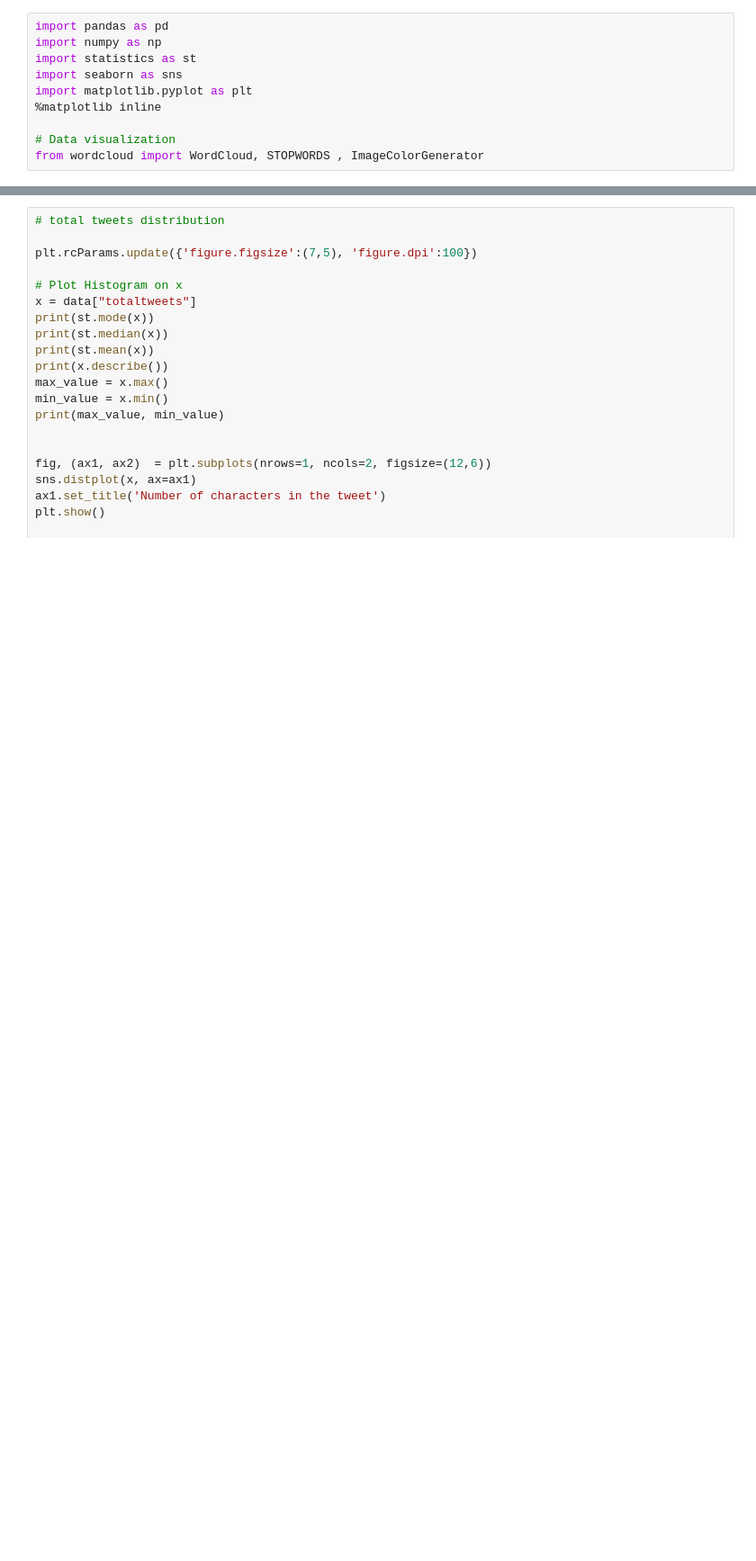
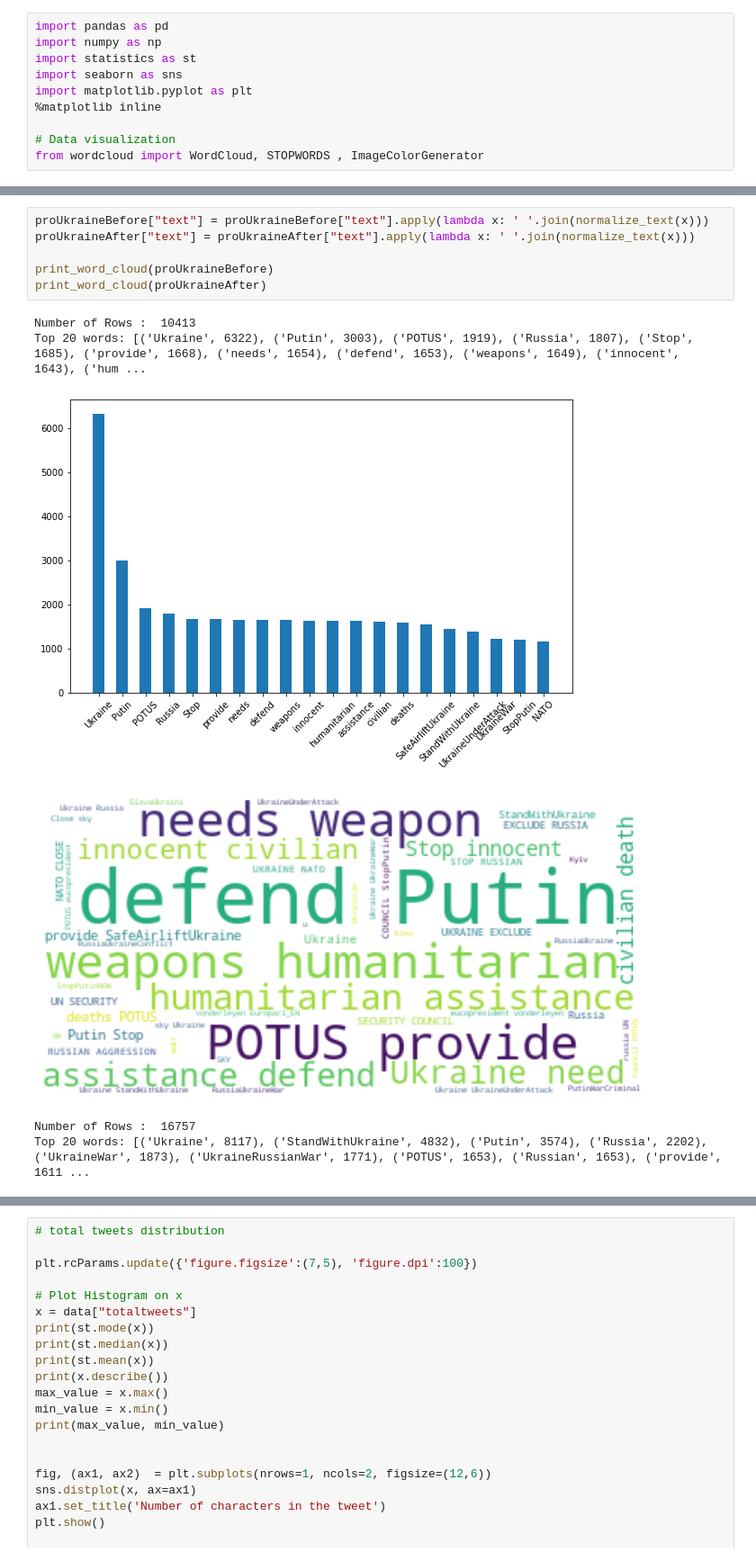
Before and after one commit to Yvonne27Jin/BSDS3002GP_Computational_propaganda_Ukraine, a Jupyter notebook: code/2_SEDA.ipynb, the cells around one changed output, grey strips where cells are left out. Shown at 90% size. Saved outputs shown, nothing was run; the diff lists cells and outputs as text; blank space fills up the shorter version.

```diff
--- a/code/2_SEDA.ipynb
+++ b/code/2_SEDA.ipynb
@@ -100,0 +217,13 @@ Difference: 116.74 % 10056
+# %%
+proUkraineBefore["text"] = proUkraineBefore["text"].apply(lambda x: ' '.join(normalize_text(x)))
+proUkraineAfter["text"] = proUkraineAfter["text"].apply(lambda x: ' '.join(normalize_text(x)))
+
+print_word_cloud(proUkraineBefore)
+print_word_cloud(proUkraineAfter)
+# %% [output]
+Number of Rows :  10413
+Top 20 words: [('Ukraine', 6322), ('Putin', 3003), ('POTUS', 1919), ('Russia', 1807), ('Stop', 1685), ('provide', 1668), ('needs', 1654), ('defend', 1653), ('weapons', 1649), ('innocent', 1643), ('hum ...
+[figure, added]
+[figure, added]
+Number of Rows :  16757
+Top 20 words: [('Ukraine', 8117), ('StandWithUkraine', 4832), ('Putin', 3574), ('Russia', 2202), ('UkraineWar', 1873), ('UkraineRussianWar', 1771), ('POTUS', 1653), ('Russian', 1653), ('provide', 1611 ...
```
Also changed, not shown: parts of 12 cells of this notebook, 12 other files.
